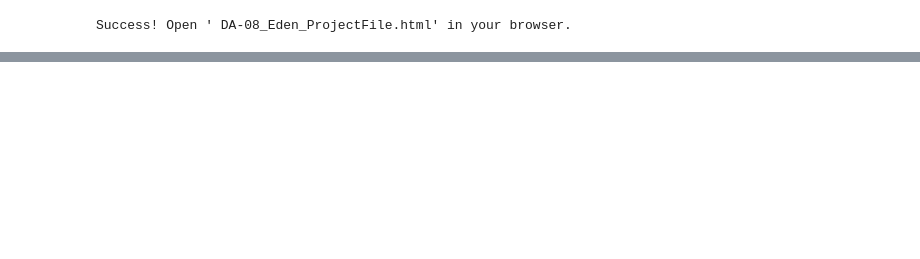
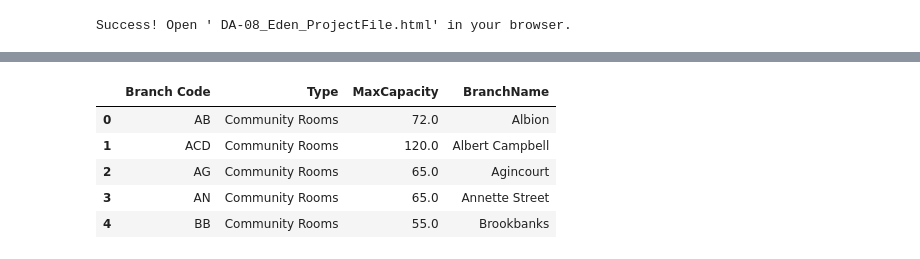
Before and after one commit to EdenKhazma/UVolunteer, a Jupyter notebook: TLPP-Dashboard/final_notes.ipynb, the cells around one changed output, grey strips where cells are left out. Cells and saved outputs as stored; diff of their text form; code cells hidden in the pictures; blank space fills up the shorter version.

Commit message:
Adding spaces to rent to main DB

```diff
--- a/TLPP-Dashboard/final_notes.ipynb
+++ b/TLPP-Dashboard/final_notes.ipynb
@@ -187,0 +268,8 @@ print(diff_a)
+# %%
+branch_data = tpl_BGI_2023[['BranchCode', 'BranchName']]
+branch_data.info()
+
+branch_data.where(branch_data['BranchCode'].isin(['CH', 'SL', 'DS', 'AP', 'SJ', 'JO', 'AH', 'RX', 'SP', 'HB', 'BUR', 'HW', 'NE', 'VIR', 'BRW', 'SW', 'QS', 'AL', 'PR', 'LD', 'SB', 'TOD', 'BKONE', 'OS', 'AD', 'BKTWO', 'HLS', 'IL', 'ME', 'JD', 'EB', 'WP']) ).dropna()
+
+mask = tpl_spaces.index.get_level_values('Branch Code').isin(['DGH'])
+tpl_spaces[mask]
@@ -1122,0 +1319,22 @@ Success! Open ' DA-08_Eden_ProjectFile.html' in your browser.
+# %%
+# Renaming the branch codes in branch_data to match those in tpl_spaces
+branch_code_mapping = {
+    'JD': 'DGH'}
+
+branch_name_mapping = {
+    'Jane/Dundas': 'Daniel G. Hill'}
+
+branch_data['BranchCode'] = branch_data['BranchCode'].replace(branch_code_mapping)
+branch_data['BranchName'] = branch_data['BranchName'].replace(branch_name_mapping)
+# %%
+# tpl_spaces.BranchCode.unique()
+BC_bd =set(branch_data.BranchCode.unique())
+print(len(BC_bd))
+
+# Grab the specific index level by its name and get the unique values
+spaces_branches = set(tpl_spaces.index.get_level_values('Branch Code').unique())
+print(spaces_branches)
+print(len(spaces_branches))
+
+print(len(BC_bd - spaces_branches))
+print("All the non matching branches:", BC_bd - spaces_branches )
@@ -1122,0 +1349,11 @@ Success! Open ' DA-08_Eden_ProjectFile.html' in your browser.
+# %%
+# Now add the branch names from branch data to the tpl_space
+
+# first, remove all the rows from branch data that don't have a matching branch code in tpl_spaces
+matching_branch_data = branch_data[branch_data['BranchCode'].isin(spaces_branches)].copy()
+# Now create a mapping from BranchCode to BranchName using the matching branch data
+code_to_name = dict(zip(matching_branch_data['BranchCode'], matching_branch_data['BranchName']))
+# Now add a new column to tpl_spaces with the branch names using the mapping
+tpl_spaces['BranchName'] = tpl_spaces.index.get_level_values('Branch Code').map(code_to_name)
+tpl_spaces.info()
+tpl_spaces = tpl_spaces.reset_index()
@@ -1122,0 +1370,9 @@ Success! Open ' DA-08_Eden_ProjectFile.html' in your browser.
+# %%
+tpl_spaces.head(5)
+# %% [output]
+|  | Branch Code | Type | MaxCapacity | BranchName |
+| 0 | AB | Community Rooms | 72.0 | Albion |
+| 1 | ACD | Community Rooms | 120.0 | Albert Campbell |
+| 2 | AG | Community Rooms | 65.0 | Agincourt |
+| 3 | AN | Community Rooms | 65.0 | Annette Street |
+| 4 | BB | Community Rooms | 55.0 | Brookbanks |
```
Also changed, not shown: parts of 28 cells of this notebook, 3 other files.
